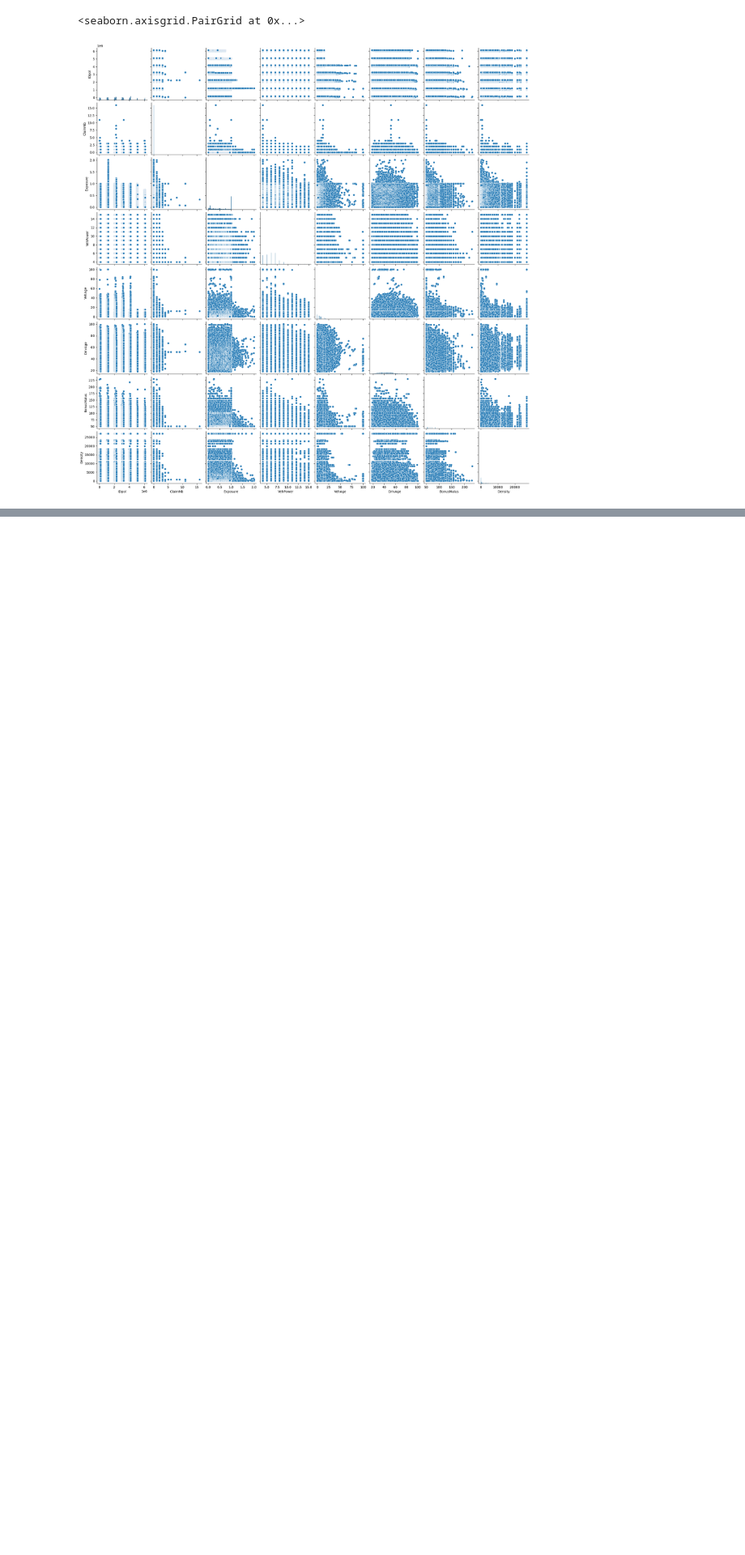
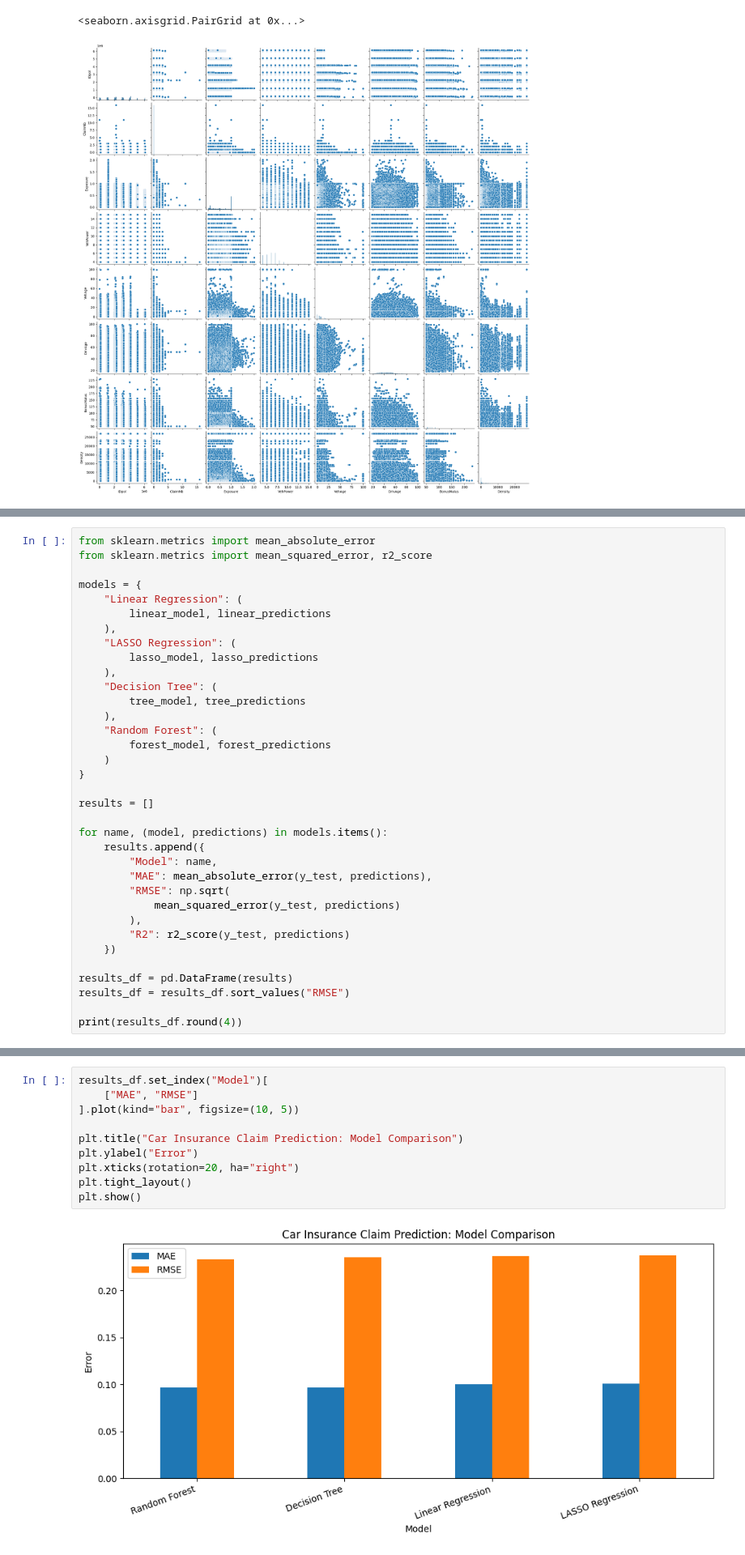
Before and after one commit to m7m84/CS412_project, a Jupyter notebook: Car_Insurance_Pricing_System.ipynb, the cells around one changed output, grey strips where cells are left out. Shown at 81% size. Saved outputs shown, nothing was run; the diff lists cells and outputs as text; blank space fills up the shorter version.

Commit message:
4 models added alongside evaluations

```diff
--- a/Car_Insurance_Pricing_System.ipynb
+++ b/Car_Insurance_Pricing_System.ipynb
@@ -54,0 +176,35 @@ sns.pairplot(df)
+# %%
+from sklearn.metrics import mean_absolute_error
+from sklearn.metrics import mean_squared_error, r2_score
+
+models = {
+    "Linear Regression": (
+        linear_model, linear_predictions
+    ),
+    "LASSO Regression": (
+        lasso_model, lasso_predictions
+    ),
+    "Decision Tree": (
+        tree_model, tree_predictions
+    ),
+    "Random Forest": (
+        forest_model, forest_predictions
+    )
+}
+
+results = []
+
+for name, (model, predictions) in models.items():
+    results.append({
+        "Model": name,
+        "MAE": mean_absolute_error(y_test, predictions),
+        "RMSE": np.sqrt(
+            mean_squared_error(y_test, predictions)
+        ),
+        "R2": r2_score(y_test, predictions)
+    })
+
+results_df = pd.DataFrame(results)
+results_df = results_df.sort_values("RMSE")
+
+print(results_df.round(4))
@@ -54,0 +217,12 @@ sns.pairplot(df)
+# %%
+results_df.set_index("Model")[
+    ["MAE", "RMSE"]
+].plot(kind="bar", figsize=(10, 5))
+
+plt.title("Car Insurance Claim Prediction: Model Comparison")
+plt.ylabel("Error")
+plt.xticks(rotation=20, ha="right")
+plt.tight_layout()
+plt.show()
+# %% [output]
+[figure, added]
```
Also changed, not shown: parts of 15 cells of this notebook.
